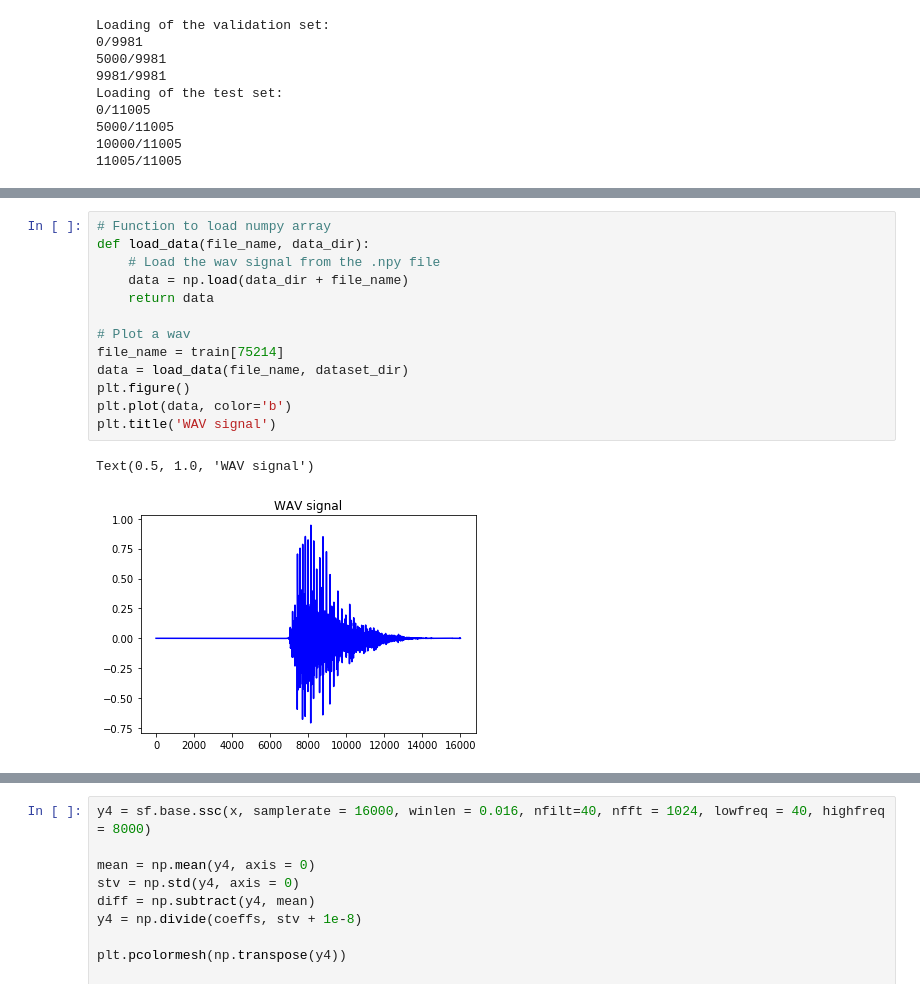
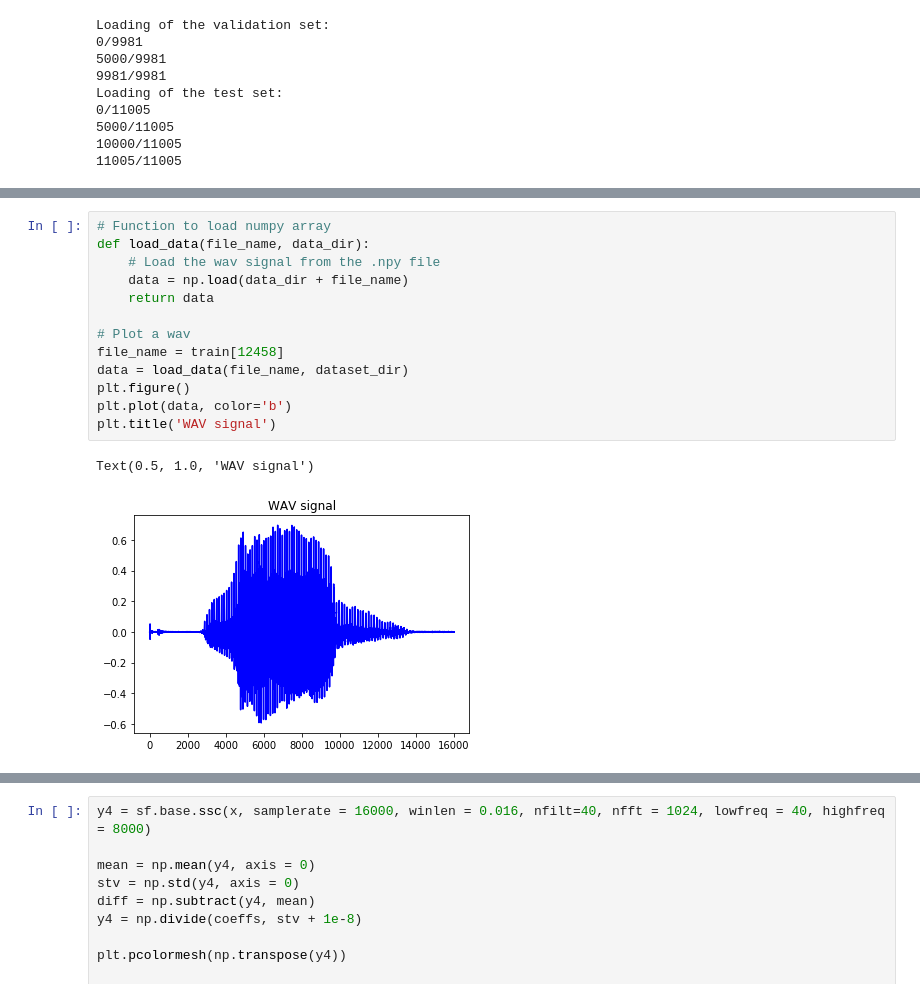
Before and after one commit to XWerer/HDA_Project, a Jupyter notebook: Untitled.ipynb, the cells around one changed output, grey strips where cells are left out. Saved outputs shown, nothing was run; the diff lists cells and outputs as text.

```diff
--- a/Untitled.ipynb
+++ b/Untitled.ipynb
@@ -175,19 +175,19 @@ file: cat/6ac35824_nohash_1.wav - label: 24
 # %%
 # Function to load numpy array
 def load_data(file_name, data_dir):
     # Load the wav signal from the .npy file
     data = np.load(data_dir + file_name)
     return data
 
 # Plot a wav
-file_name = train[75214]
+file_name = train[12458]
 data = load_data(file_name, dataset_dir)
 plt.figure()
 plt.plot(data, color='b')
 plt.title('WAV signal')
 # %% [output]
 Text(0.5, 1.0, 'WAV signal')
-[figure, old version]
+[figure, new version]
 # %%
 # Function to preprocess the data
 def load_and_preprocess_data(file_name, data_dir):
```
Also changed, not shown: parts of 8 cells of this notebook, 17 other files.
